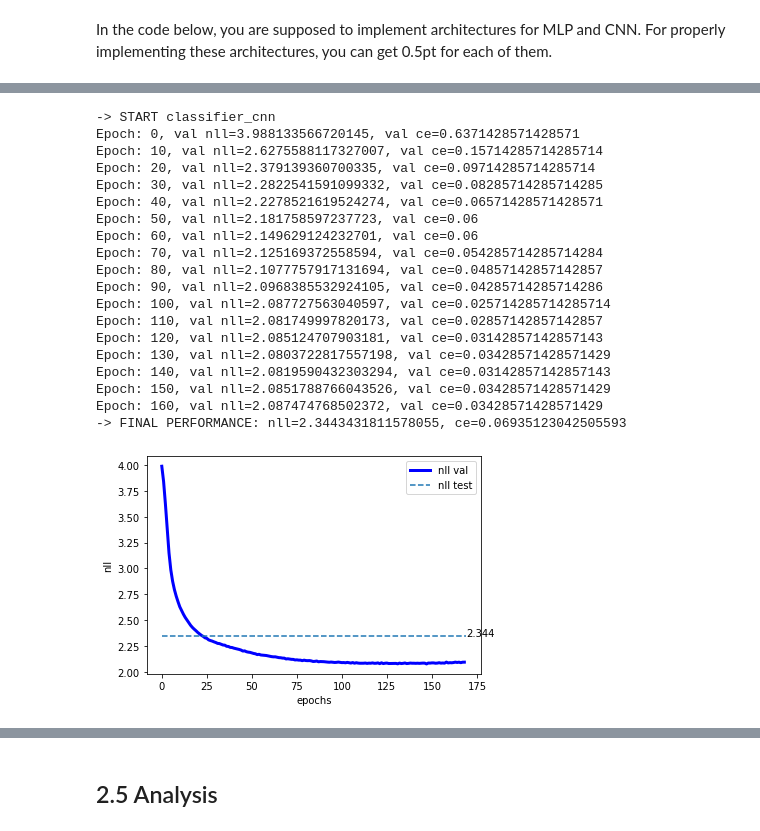
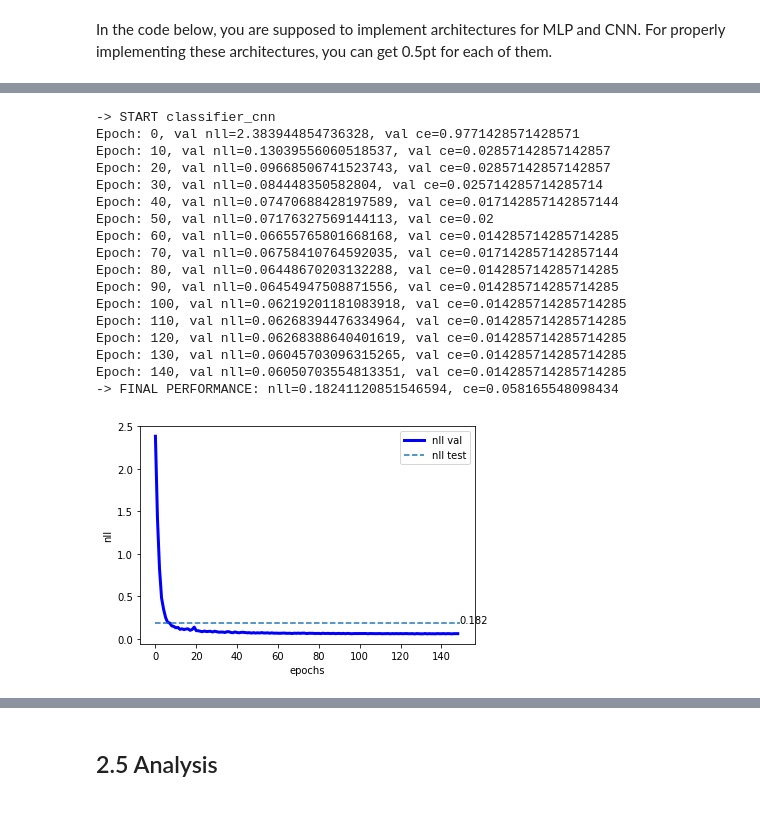
Before and after one commit to ChackMociute/Computational-Intelligence, a Jupyter notebook: Assignments/Assignment 4/assignment_4.ipynb, the cells around one changed output, grey strips where cells are left out. Saved outputs shown, nothing was run; the diff lists cells and outputs as text; code cells hidden in the pictures.

```diff
--- a/Assignments/Assignment 4/assignment_4.ipynb
+++ b/Assignments/Assignment 4/assignment_4.ipynb
@@ -157,7 +161,7 @@ PLEASE FILL IN
 ### 2.2 Evaluation
 # %%
 # PLEASE DO NOT REMOVE
-def evaluation(test_loader, name=None, model_best=None, epoch=None):
+def evaluation(test_loader, name=None, model_best=None, epoch=None, print_freq=10):
     # If available, load the best performing model
     if model_best is None:
         model_best = torch.load(name + '.model')
@@ -185,7 +189,7 @@ def evaluation(test_loader, name=None, model_best=None, epoch=None):
     if epoch is None:
         print(f'-> FINAL PERFORMANCE: nll={loss_test}, ce={loss_error}')
     else:
-        if epoch % 10 == 0:
+        if epoch % print_freq == 0:
             print(f'Epoch: {epoch}, val nll={loss_test}, val ce={loss_error}')
 
     return loss_test, loss_error
@@ -208,11 +212,16 @@ def plot_curve(name, signal, file_name='curve.pdf', xlabel='epochs', ylabel='nll
 # %%
 # PLEASE DO NOT REMOVE!
 # The training procedure
-def training(name, max_patience, num_epochs, model, optimizer, training_loader, val_loader):
+def training(name, max_patience, num_epochs, model, optimizer, training_loader, val_loader, print_freq=10):
     nll_val = []
     error_val = []
     best_nll = 1000.
     patience = 0
+
+    # Evaluate model before training to show improvement
+    loss_e, error_e = evaluation(val_loader, model_best=model, epoch=0, print_freq=print_freq)
+    nll_val.append(loss_e)  # save for plotting
+    error_val.append(error_e)  # save for plotting
 
     # Main training loop
     for e in range(num_epochs):
@@ -229,7 +238,7 @@ def training(name, max_patience, num_epochs, model, optimizer, training_loader,
             optimizer.step()
 
         # Validation: Evaluate the model on the validation data
-        loss_e, error_e = evaluation(val_loader, model_best=model, epoch=e)
+        loss_e, error_e = evaluation(val_loader, model_best=model, epoch=e+1, print_freq=print_freq)
         nll_val.append(loss_e)  # save for plotting
         error_val.append(error_e)  # save for plotting
 
@@ -364,6 +373,13 @@ for name in names:
         # 0
         # 0.5pt if properly implemented
         #=========
+
+        # Create a sequential network with 4 hidden layers
+        # Activations between every layer are ReLU for their quick
+        # computations and non-vanishing gradients
+        # Since no dying neurons have occurred there is no need to switch
+        # to leaky ReLU
+        # The final activation is log of softmax which is required by nn.NLLLoss
         classnet = nn.Sequential(
                     nn.Linear(D, 128),
                     nn.ReLU(),
@@ -374,7 +390,7 @@ for name in names:
                     nn.Linear(64, 32),
                     nn.ReLU(),
                     nn.Linear(32, K),
-                    nn.LogSoftmax(dim=0))
+                    nn.LogSoftmax(dim=1))
 
     # CNN
     elif name[0:14] == 'classifier_cnn':
@@ -383,18 +399,24 @@ for name in names:
         # 0
         # 0.5pt if properly implemented
         #=========
+
+        # Create a sequential network with convolutional and pooling
+        # layers first and fully connected layers after
+        # Before the netowrk can process the images it has to reshape the data
+        # so the very first layer reshapes
+        # Afterwards the convolutional and pooling layers extract features and
+        # the fully connected layers learn from these features
         classnet = nn.Sequential(
                     Reshape(size=(1, 8, 8)),
-                    nn.Conv2d(1, 1, 3, stride=1, padding='same'),
+                    nn.Conv2d(1, 16, 3, stride=1, padding='same'),
+                    nn.MaxPool2d(2, stride=2),
+                    nn.Conv2d(16, 64, 3, stride=1, padding='same'),
+                    nn.MaxPool2d(2, stride=2),
                     Flatten(),
-                    nn.Linear(64, 32),
+                    nn.Linear(256, 128),
                     nn.ReLU(),
-                    nn.Linear(32, 32),
-                    nn.ReLU(),
-                    nn.Linear(32, 16),
-                    nn.ReLU(),
-                    nn.Linear(16, K),
-                    nn.LogSoftmax(dim=0))
+                    nn.Linear(128, K),
+                    nn.LogSoftmax(dim=1))
 
     # Init ClassifierNN
     model = ClassifierNeuralNet(classnet)
@@ -438,20 +458,18 @@ Epoch: 90, val nll=2.0502734157017297, val ce=0.022857142857142857
 -> START classifier_cnn
-Epoch: 0, val nll=3.988133566720145, val ce=0.6371428571428571
-Epoch: 10, val nll=2.6275588117327007, val ce=0.15714285714285714
-Epoch: 20, val nll=2.379139360700335, val ce=0.09714285714285714
-Epoch: 30, val nll=2.2822541591099332, val ce=0.08285714285714285
-Epoch: 40, val nll=2.2278521619524274, val ce=0.06571428571428571
-Epoch: 50, val nll=2.181758597237723, val ce=0.06
-Epoch: 60, val nll=2.149629124232701, val ce=0.06
-Epoch: 70, val nll=2.125169372558594, val ce=0.054285714285714284
-Epoch: 80, val nll=2.1077757917131694, val ce=0.04857142857142857
-Epoch: 90, val nll=2.0968385532924105, val ce=0.04285714285714286
-Epoch: 100, val nll=2.087727563040597, val ce=0.025714285714285714
-Epoch: 110, val nll=2.081749997820173, val ce=0.02857142857142857
-Epoch: 120, val nll=2.085124707903181, val ce=0.03142857142857143
-Epoch: 130, val nll=2.0803722817557198, val ce=0.03428571428571429
-Epoch: 140, val nll=2.0819590432303294, val ce=0.03142857142857143
-Epoch: 150, val nll=2.0851788766043526, val ce=0.03428571428571429
-Epoch: 160, val nll=2.087474768502372, val ce=0.03428571428571429
--> FINAL PERFORMANCE: nll=2.3443431811578055, ce=0.06935123042505593
+Epoch: 0, val nll=2.383944854736328, val ce=0.9771428571428571
+Epoch: 10, val nll=0.13039556060518537, val ce=0.02857142857142857
+Epoch: 20, val nll=0.09668506741523743, val ce=0.02857142857142857
+Epoch: 30, val nll=0.084448350582804, val ce=0.025714285714285714
+Epoch: 40, val nll=0.07470688428197589, val ce=0.017142857142857144
+Epoch: 50, val nll=0.07176327569144113, val ce=0.02
+Epoch: 60, val nll=0.06655765801668168, val ce=0.014285714285714285
+Epoch: 70, val nll=0.06758410764592035, val ce=0.017142857142857144
+Epoch: 80, val nll=0.06448670203132288, val ce=0.014285714285714285
+Epoch: 90, val nll=0.06454947508871556, val ce=0.014285714285714285
+Epoch: 100, val nll=0.06219201181083918, val ce=0.014285714285714285
+Epoch: 110, val nll=0.06268394476334964, val ce=0.014285714285714285
+Epoch: 120, val nll=0.06268388640401619, val ce=0.014285714285714285
+Epoch: 130, val nll=0.06045703096315265, val ce=0.014285714285714285
+Epoch: 140, val nll=0.06050703554813351, val ce=0.014285714285714285
+-> FINAL PERFORMANCE: nll=0.18241120851546594, ce=0.058165548098434
-[figure, old version]
+[figure, new version]
```
Also changed, not shown: parts of 10 cells of this notebook, 8 other files.
